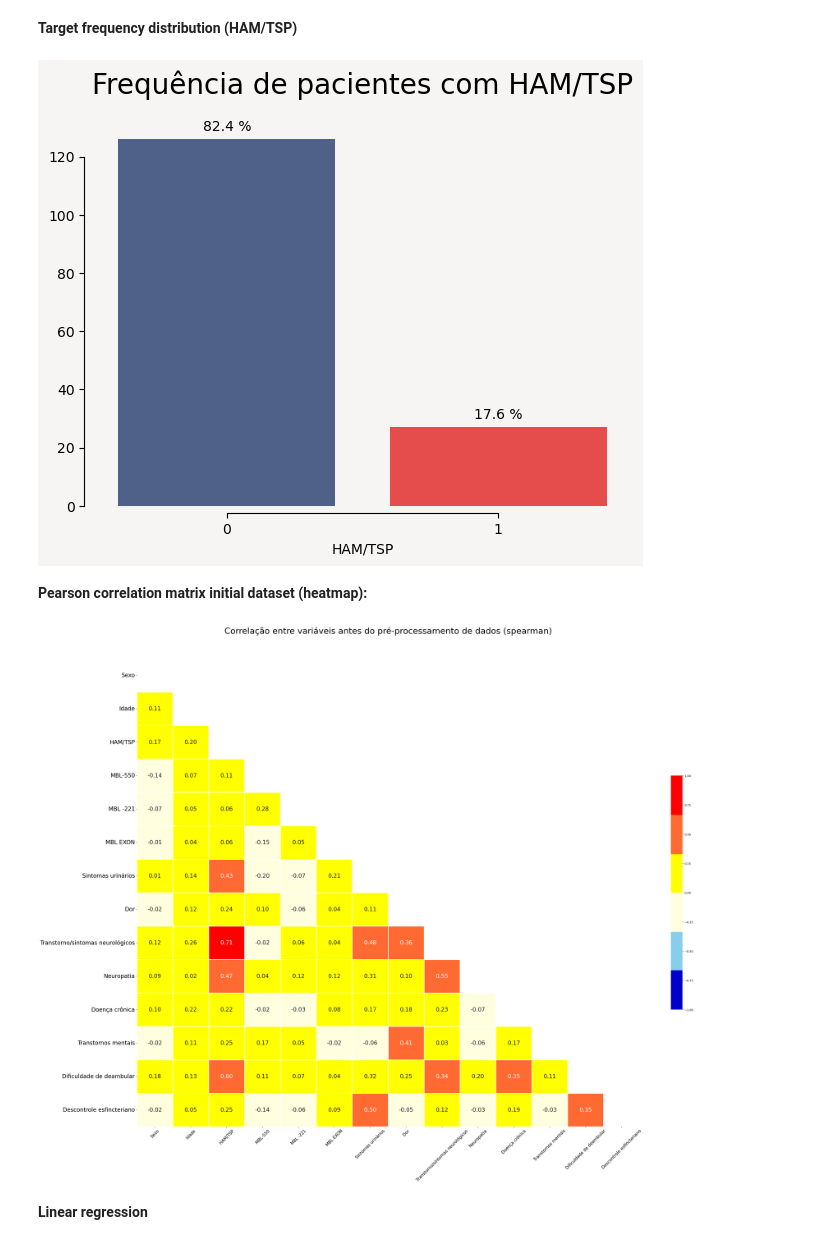
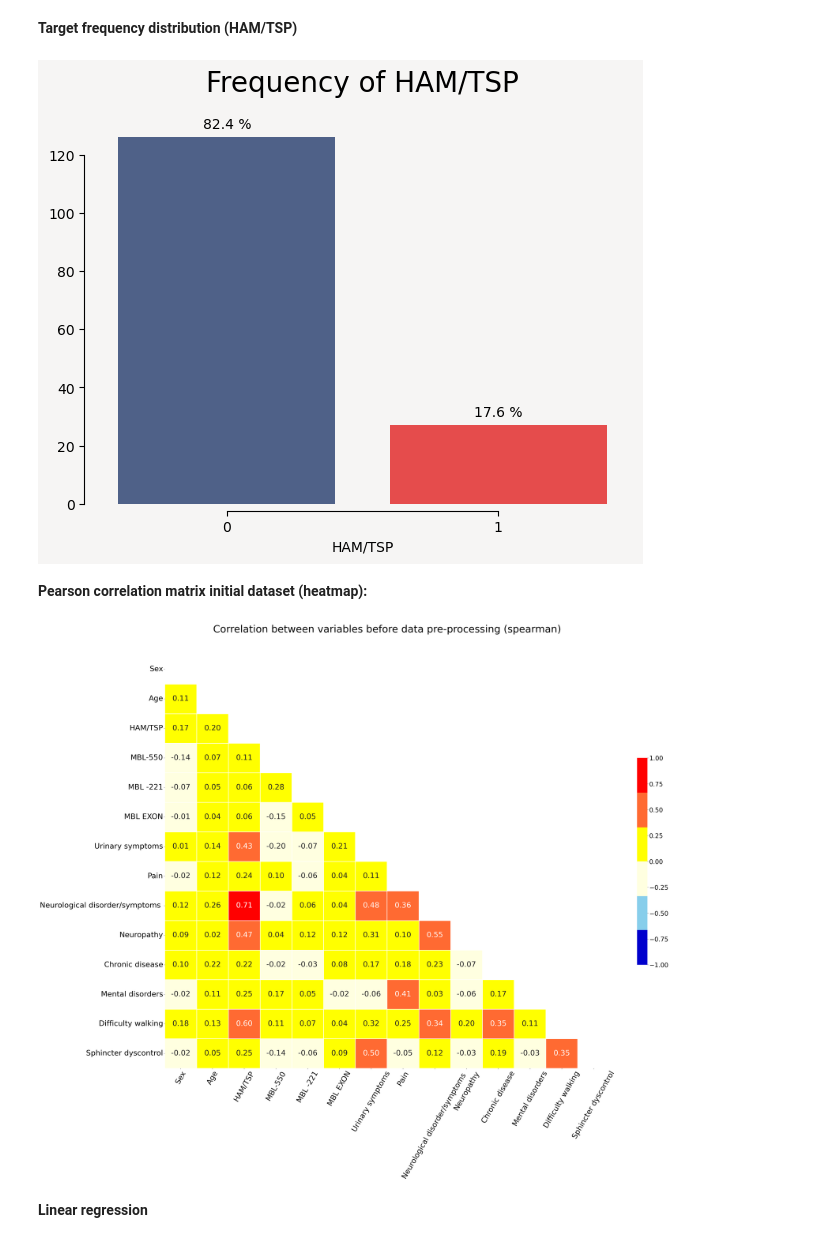
Before and after one commit to MatheusABomfim/MBL2_ML_HTLV, a Jupyter notebook: scripts/1_MEST_HTLV+MBL2+CLINICAL_Exploratory_analysis.ipynb, the cells around one changed output. Saved outputs shown, nothing was run; the diff lists cells and outputs as text; code cells hidden in the pictures.

```diff
--- a/scripts/1_MEST_HTLV+MBL2+CLINICAL_Exploratory_analysis.ipynb
+++ b/scripts/1_MEST_HTLV+MBL2+CLINICAL_Exploratory_analysis.ipynb
@@ -380,44 +342,63 @@ for p in ax.patches:
     height = p.get_height()
     ax.text(p.get_x() + p.get_width() / 2., height + 3, '{:1.1f} %'.format((height / total) * 100), ha="center")
 
-ax.set_title('Frequência de pacientes com HAM/TSP', fontsize=20, y=1.05)
+ax.set_title('Frequency of HAM/TSP', fontsize=20, y=1.05)
 ax.set_ylabel('')
 sns.despine(right=True)
 sns.despine(offset=5, trim=True)
 
 # Save the graphic in JPEG
-#plt.savefig('C:\\Users\\mathe\\OneDrive\\Documentos\\Python_Scripts\\MBL2_ML\\Analise_exploratória\\' + 'Frequência_HAM_TSP.jpeg')
-plt.savefig('..\\exploratory_analysis\\Frequência_HAM_TSP.jpeg')
+plt.savefig('..\\exploratory_analysis\\Freq_HAM_TSP.jpeg')
 
 # Show the graphic
 plt.show()
 # %% [output]
-[figure, old version]
+[figure, new version]
 # %% [markdown]
 **Pearson correlation matrix initial dataset (heatmap):**
 # %%
-# Correlation
-mypal= ['#0000CD', '#87CEEB', '#FFFFE0','#FFFF00', '#ff6a32','#FF0000']
+mypal = ['#0000CD', '#87CEEB', '#FFFFE0', '#FFFF00', '#ff6a32', '#FF0000']
 metodo_correlacao = "spearman"
 df_ = df
 
-corr = df_.corr(method= metodo_correlacao)
+corr = df_.corr(method=metodo_correlacao)
 mask = np.triu(np.ones_like(corr, dtype=bool))
 f, ax = plt.subplots(figsize=(40, 30), facecolor=None)
 cmap = sns.color_palette(mypal, as_cmap=True)
-sns.heatmap(corr, mask=mask, cmap=cmap, vmax=1.0, vmin=-1.0, center=0, annot=True,
-            square=False, linewidths=1, cbar_kws={"shrink": 0.5}, fmt='.2f', annot_kws={"size": 20})
-plt.yticks(rotation=0, fontsize=20)
-plt.xticks(rotation=45, fontsize=15)
-ax.set_title("Correlação entre variáveis antes do pré-processamento de dados ("+metodo_correlacao+")", fontsize=30, y= 1.05);
 
+# Create heatmap
+heatmap = sns.heatmap(
+    corr,
+    mask=mask,
+    cmap=cmap,
+    vmax=1.0,
+    vmin=-1.0,
+    center=0,
+    annot=True,
+    square=False,
+    linewidths=1,
+    cbar_kws={"shrink": 0.5},
+    fmt='.2f',
+    annot_kws={"size": 30}
+)
 
-# Save the graphic in PDF
-plt.savefig('..\\exploratory_analysis\\' + 'initial_df_plot_heatmap_corr_pearson.pdf')
+# Adjusts of the plot
+cbar = heatmap.collections[0].colorbar
+cbar.ax.tick_params(labelsize=25)
+plt.yticks(rotation=0, fontsize=30)
+plt.xticks(rotation=60, fontsize=30)
+ax.set_title(
+    "Correlation between variables before data pre-processing (" + metodo_correlacao + ")",
+    fontsize=40,
+    y=1.05
+)
+
+# Save the graph in jpeg
+plt.savefig('../exploratory_analysis/' + 'initial_df_plot_heatmap_corr_pearson.jpeg')
 
 plt.show()
 # %% [output]
-[figure, old version]
+[figure, new version]
 # %% [markdown]
 **Linear regression**
 # %%
```
Also changed, not shown: parts of 11 cells of this notebook, 2 other files.
